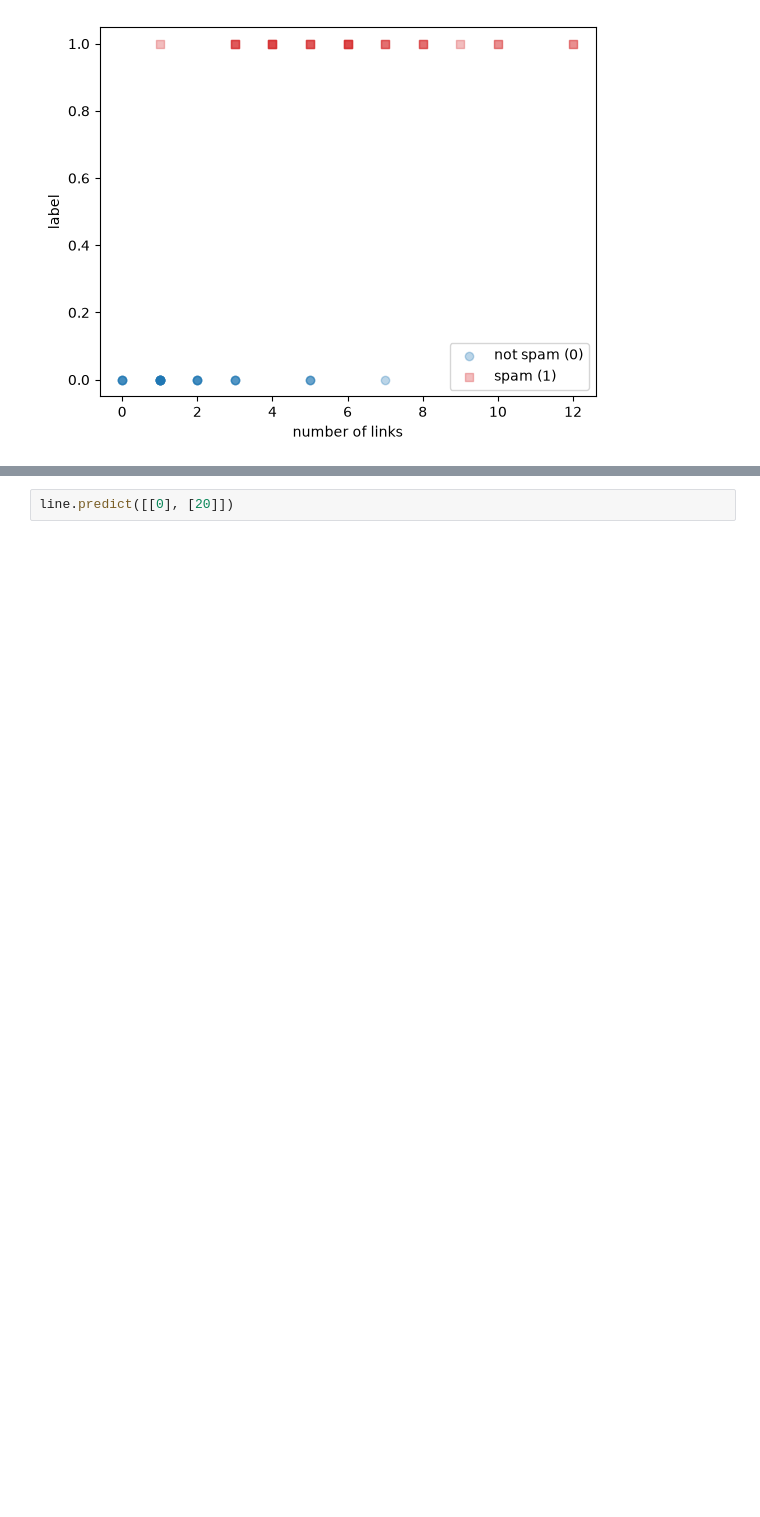
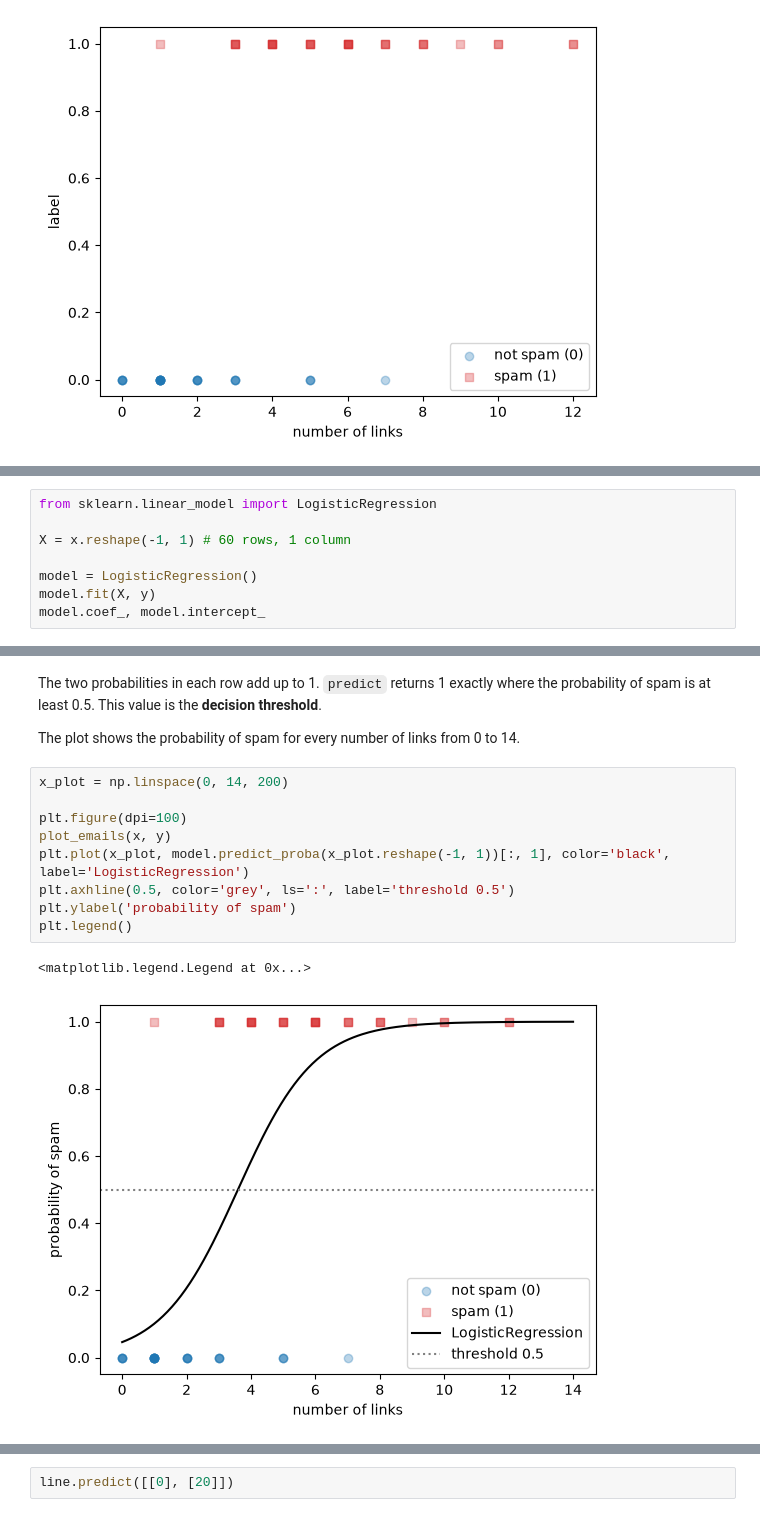
Before and after one commit to BredaUniversityADSAI/introduction-to-ml, a Jupyter notebook: self-study/_013_logistic_regression.ipynb, the cells around one changed output, grey strips where cells are left out. Drawn from its saved outputs; the diff is of its cells as text; blank space fills up the shorter version.

Commit message:
Theme 3 drafts: Logistic Regression starts with scikit-learn, model by hand and gradient descent after; no DataLab references in the three drafts

```diff
--- a/self-study/_013_logistic_regression.ipynb
+++ b/self-study/_013_logistic_regression.ipynb
@@ -62,0 +63,8 @@ You already know one model that predicts a number from a feature: linear regress
+# %%
+from sklearn.linear_model import LogisticRegression
+
+X = x.reshape(-1, 1) # 60 rows, 1 column
+
+model = LogisticRegression()
+model.fit(X, y)
+model.coef_, model.intercept_
@@ -62,0 +92,16 @@ You already know one model that predicts a number from a feature: linear regress
+# %% [markdown]
+The two probabilities in each row add up to 1. `predict` returns 1 exactly where the probability of spam is at least 0.5. This value is the **decision threshold**.
+
+The plot shows the probability of spam for every number of links from 0 to 14.
+# %%
+x_plot = np.linspace(0, 14, 200)
+
+plt.figure(dpi=100)
+plot_emails(x, y)
+plt.plot(x_plot, model.predict_proba(x_plot.reshape(-1, 1))[:, 1], color='black', label='LogisticRegression')
+plt.axhline(0.5, color='grey', ls=':', label='threshold 0.5')
+plt.ylabel('probability of spam')
+plt.legend()
+# %% [output]
+<matplotlib.legend.Legend at 0x...>
+[figure, added]
```
Also changed, not shown: parts of 48 cells of this notebook, 2 other files.
